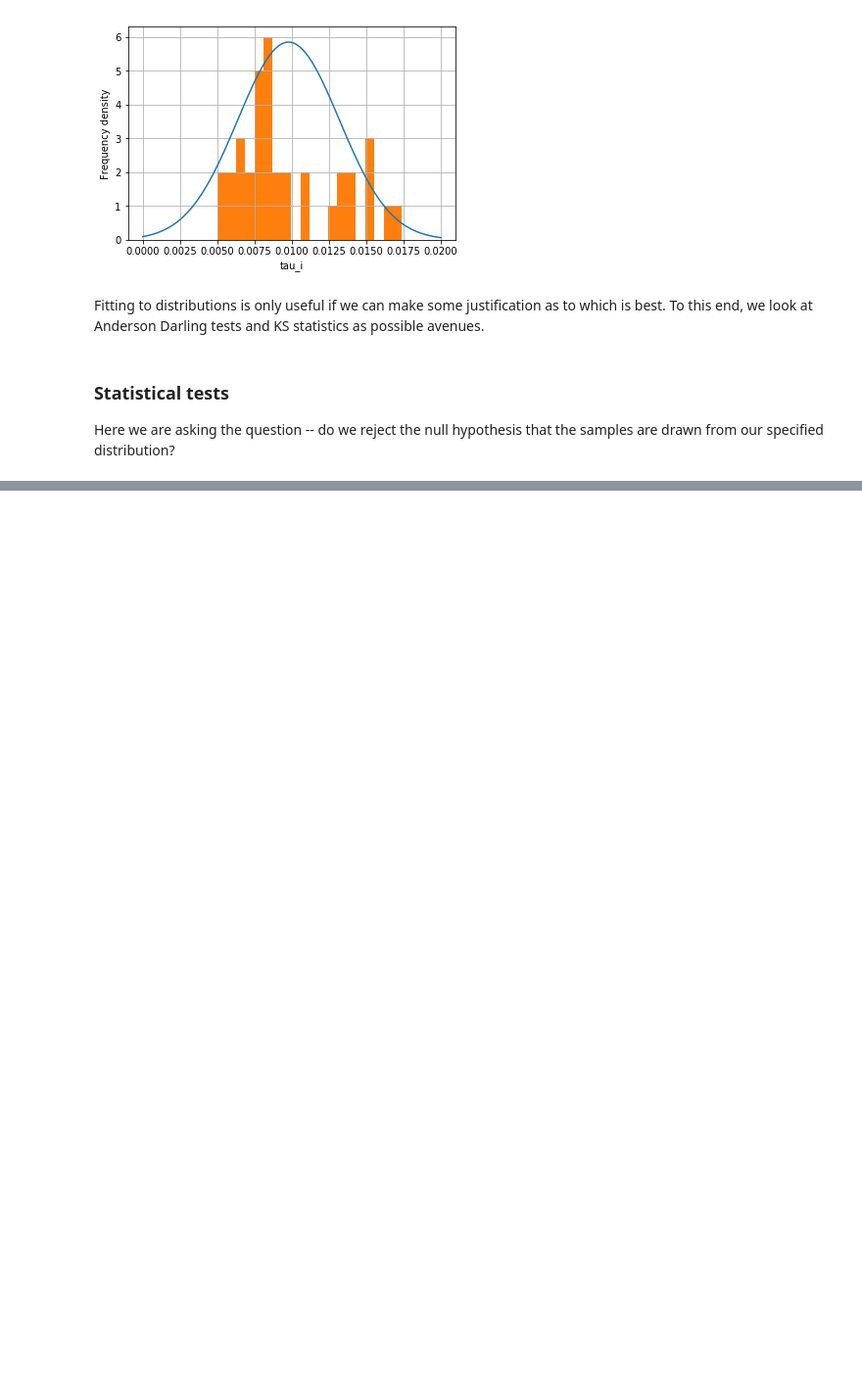
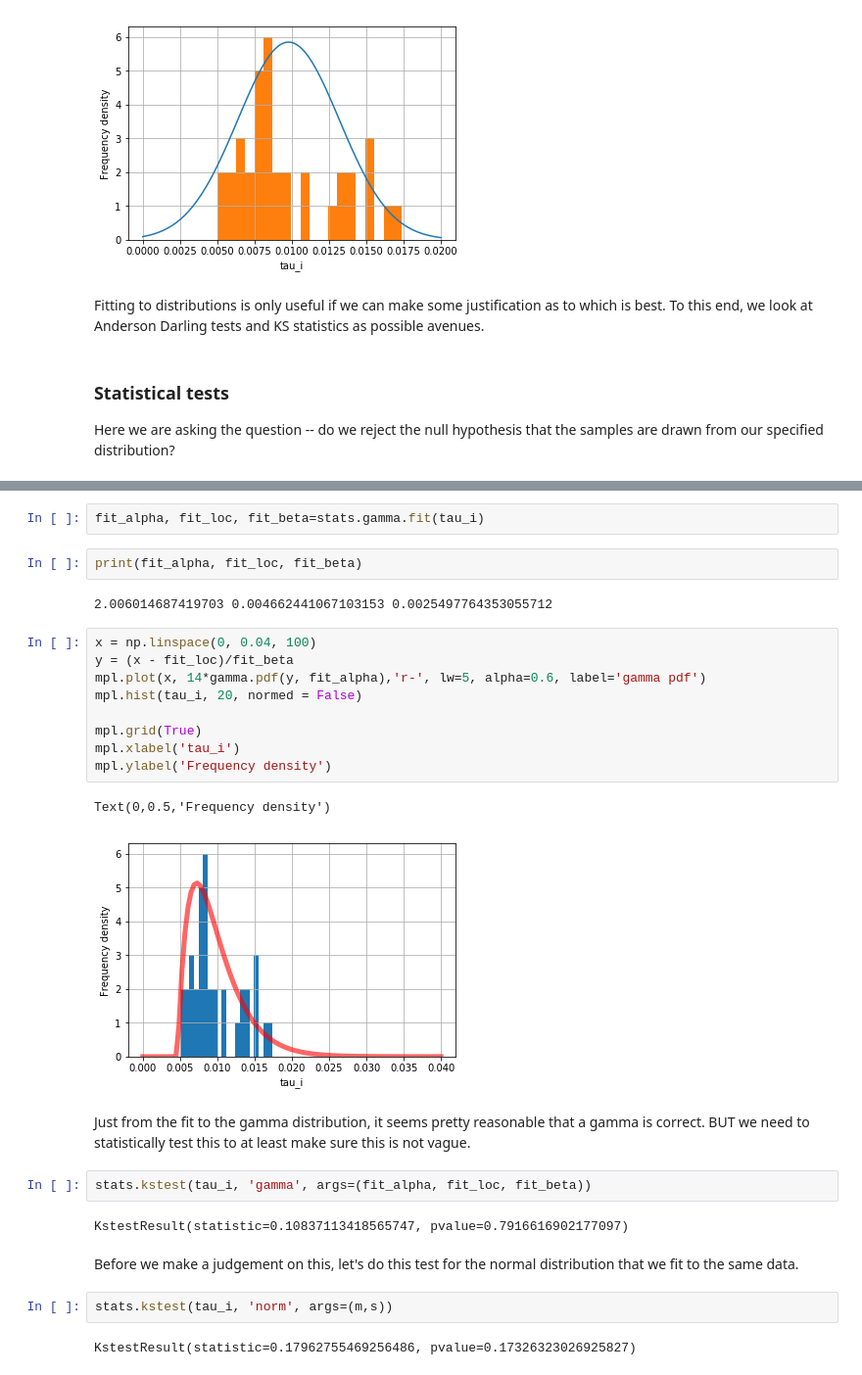
Before and after one commit to Raj-Lab-UCSF/spectrome, a Jupyter notebook: SCFC-spectral-python/SCFC/notebooks/prior-distributions.ipynb, the cells around one changed output, grey strips where cells are left out. Shown at 98% size. Cells and saved outputs as stored; diff of their text form; blank space fills up the shorter version.

```diff
--- a/SCFC-spectral-python/SCFC/notebooks/prior-distributions.ipynb
+++ b/SCFC-spectral-python/SCFC/notebooks/prior-distributions.ipynb
@@ -261,0 +288,30 @@ Here we are asking the question -- do we reject the null hypothesis that the sam
+# %%
+fit_alpha, fit_loc, fit_beta=stats.gamma.fit(tau_i)
+# %%
+print(fit_alpha, fit_loc, fit_beta)
+# %% [output]
+2.006014687419703 0.004662441067103153 0.0025497764353055712
+# %%
+x = np.linspace(0, 0.04, 100)
+y = (x - fit_loc)/fit_beta
+mpl.plot(x, 14*gamma.pdf(y, fit_alpha),'r-', lw=5, alpha=0.6, label='gamma pdf')
+mpl.hist(tau_i, 20, normed = False)
+
+mpl.grid(True)
+mpl.xlabel('tau_i')
+mpl.ylabel('Frequency density')
+# %% [output]
+Text(0,0.5,'Frequency density')
+[figure, added]
+# %% [markdown]
+Just from the fit to the gamma distribution, it seems pretty reasonable that a gamma is correct. BUT we need to statistically test this to at least make sure this is not vague.
+# %%
+stats.kstest(tau_i, 'gamma', args=(fit_alpha, fit_loc, fit_beta))
+# %% [output]
+KstestResult(statistic=0.10837113418565747, pvalue=0.7916616902177097)
+# %% [markdown]
+Before we make a judgement on this, let's do this test for the normal distribution that we fit to the same data.
+# %%
+stats.kstest(tau_i, 'norm', args=(m,s))
+# %% [output]
+KstestResult(statistic=0.17962755469256486, pvalue=0.17326323026925827)
```
Also changed, not shown: parts of 58 cells of this notebook.
